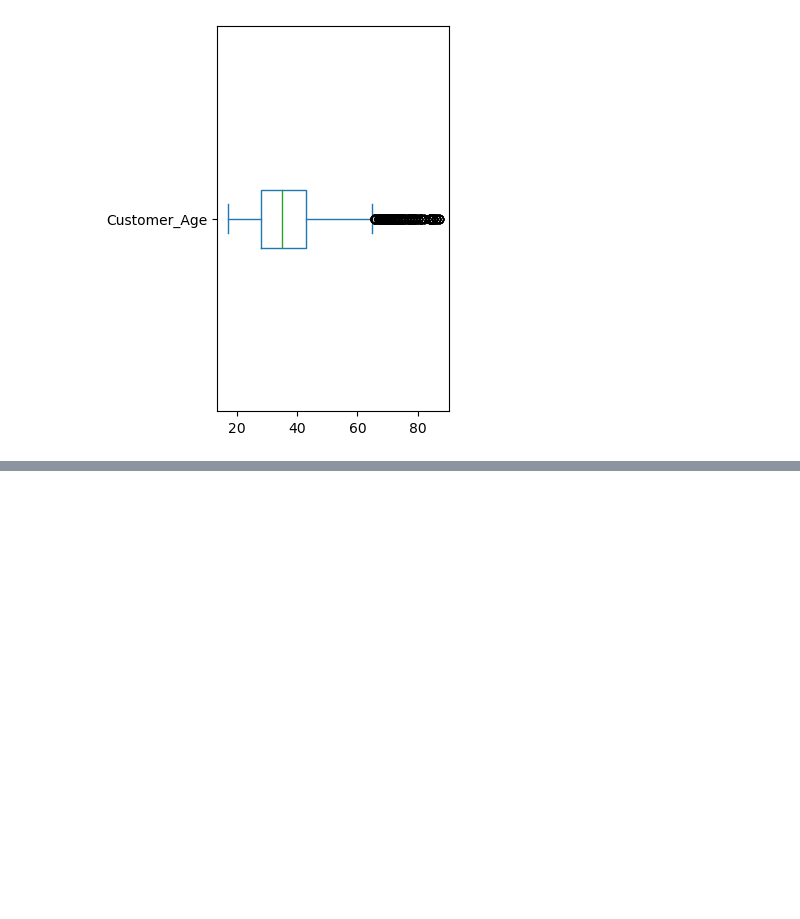
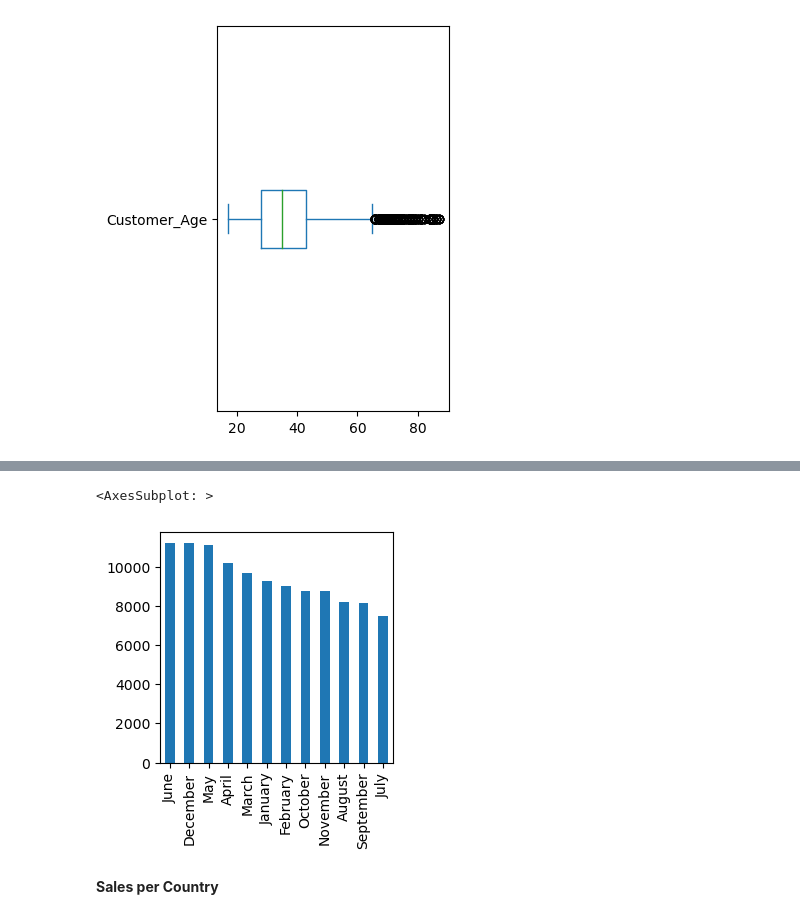
Before and after one commit to AlSolor/FREECODE, a Jupyter notebook: Exercises_1.ipynb, the cells around one changed output, grey strips where cells are left out. Saved outputs shown, nothing was run; the diff lists cells and outputs as text; code cells hidden in the pictures; blank space fills up the shorter version.

```diff
--- a/Exercises_1.ipynb
+++ b/Exercises_1.ipynb
@@ -43,0 +95,7 @@ sales['Customer_Age'].plot(kind='box',vert=False,figsize=(3,5))
+# %%
+sales['Month'].value_counts().plot(kind='bar',figsize=(3,3))
+# %% [output]
+<AxesSubplot: >
+[figure, added]
+# %% [markdown]
+**Sales per Country**
```
Also changed, not shown: parts of 30 cells of this notebook.
